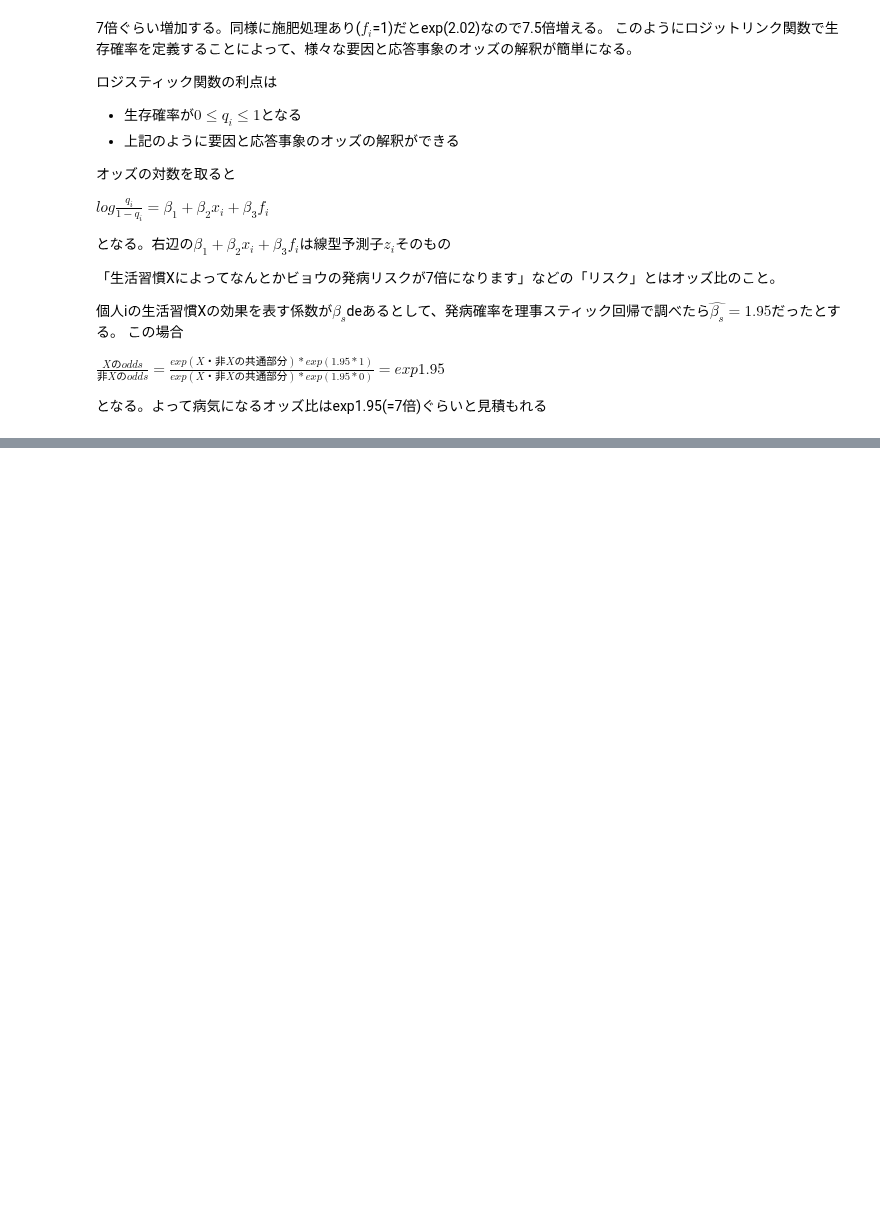
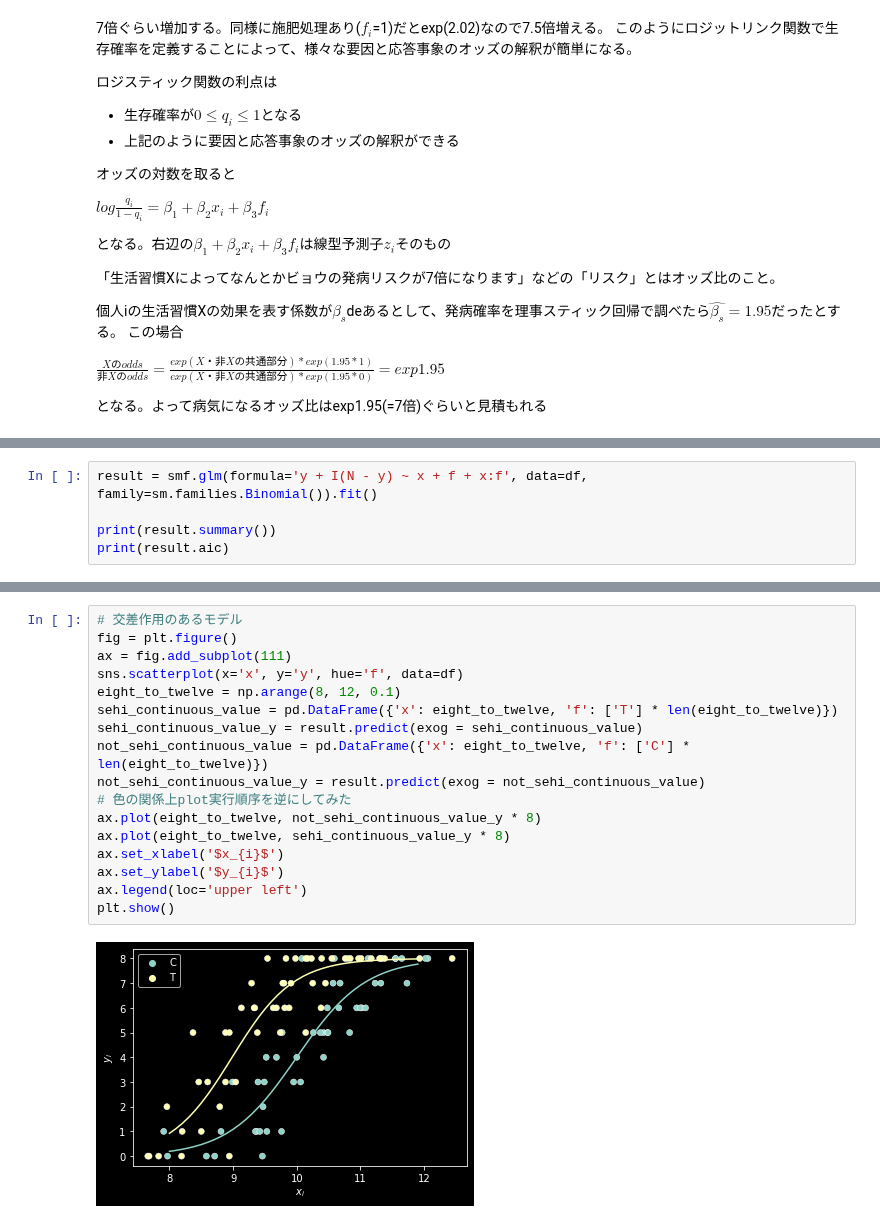
Before and after one commit to kazuogawa/green-book, a Jupyter notebook: chapter6/data6a_describe.ipynb, the cells around one changed output, grey strips where cells are left out. Drawn from its saved outputs; the diff is of its cells as text; blank space fills up the shorter version.

```diff
--- a/chapter6/data6a_describe.ipynb
+++ b/chapter6/data6a_describe.ipynb
@@ -284,0 +329,5 @@ $\frac{Xのodds}{非Xのodds} = \frac{exp(X・非Xの共通部分) * exp(1.95 *
+# %%
+result = smf.glm(formula='y + I(N - y) ~ x + f + x:f', data=df, family=sm.families.Binomial()).fit()
+
+print(result.summary())
+print(result.aic)
@@ -284,0 +376,19 @@ $\frac{Xのodds}{非Xのodds} = \frac{exp(X・非Xの共通部分) * exp(1.95 *
+# %%
+# 交差作用のあるモデル
+fig = plt.figure()
+ax = fig.add_subplot(111)
+sns.scatterplot(x='x', y='y', hue='f', data=df)
+eight_to_twelve = np.arange(8, 12, 0.1)
+sehi_continuous_value = pd.DataFrame({'x': eight_to_twelve, 'f': ['T'] * len(eight_to_twelve)})
+sehi_continuous_value_y = result.predict(exog = sehi_continuous_value)
+not_sehi_continuous_value = pd.DataFrame({'x': eight_to_twelve, 'f': ['C'] * len(eight_to_twelve)})
+not_sehi_continuous_value_y = result.predict(exog = not_sehi_continuous_value)
+# 色の関係上plot実行順序を逆にしてみた
+ax.plot(eight_to_twelve, not_sehi_continuous_value_y * 8)
+ax.plot(eight_to_twelve, sehi_continuous_value_y * 8)
+ax.set_xlabel('$x_{i}$')
+ax.set_ylabel('$y_{i}$')
+ax.legend(loc='upper left')
+plt.show()
+# %% [output]
+[figure, added]
```
Also changed, not shown: parts of 8 cells of this notebook.
